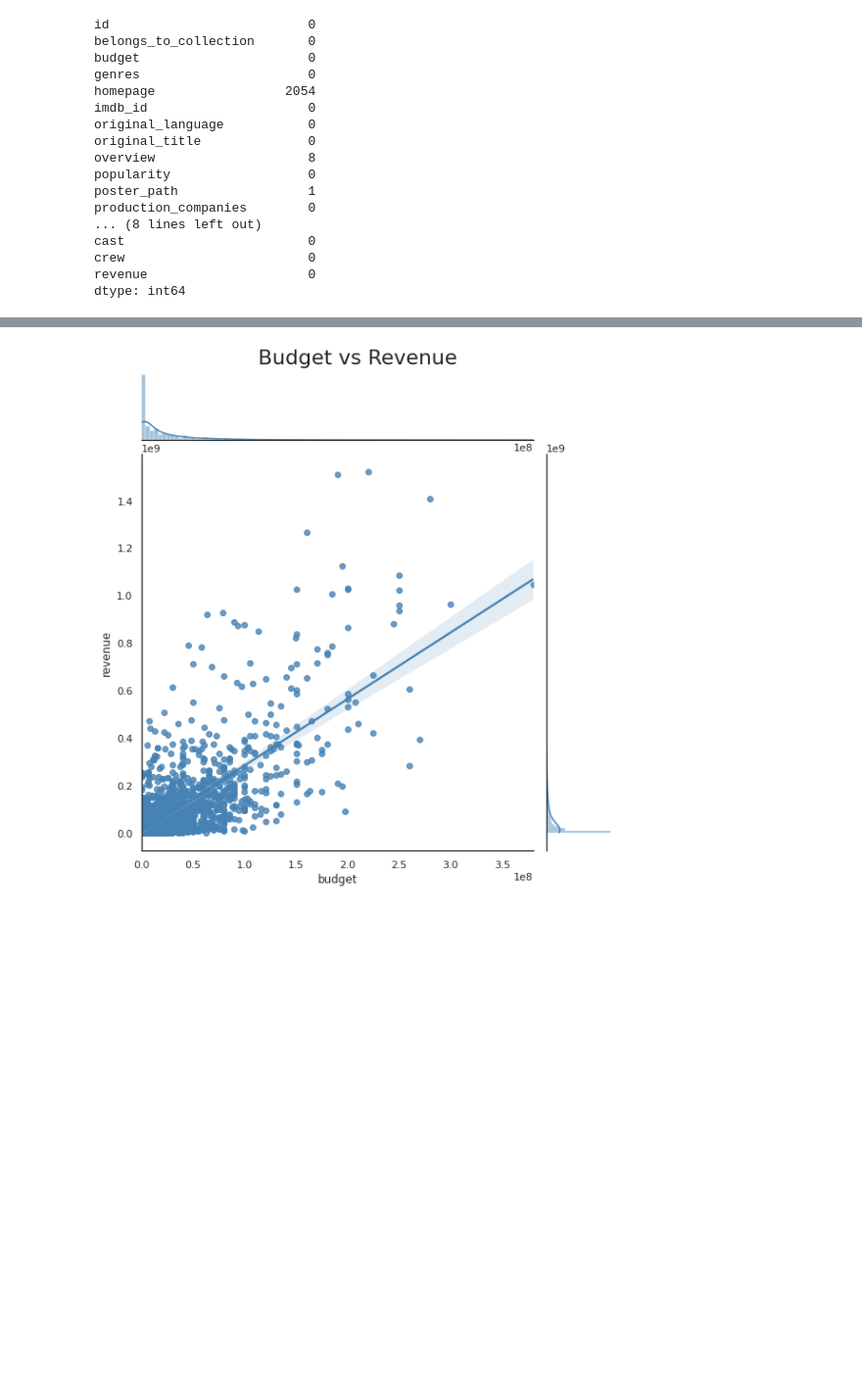
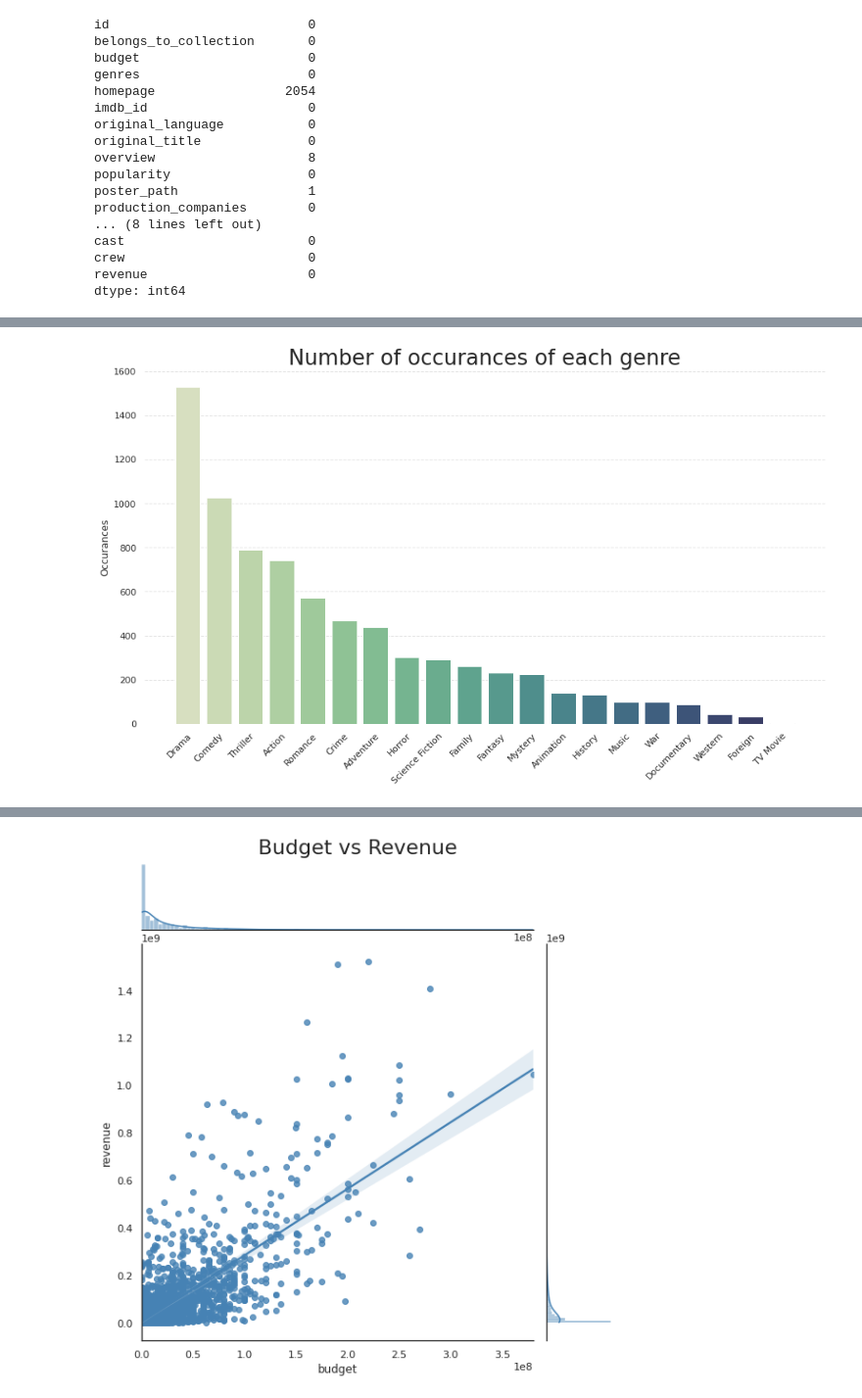
Before and after one commit to pedrohortencio/kaggle-competitions, a Jupyter notebook: TMDB/TMDB.ipynb, the cells around one changed output, grey strips where cells are left out. Shown at 98% size. Drawn from its saved outputs; the diff is of its cells as text; code cells hidden in the pictures; blank space fills up the shorter version.

```diff
--- a/TMDB/TMDB.ipynb
+++ b/TMDB/TMDB.ipynb
@@ -136,0 +213,24 @@ dtype: int64
+# %%
+genres_occurances = Counter([i for j in list_of_genres for i in j]).most_common()
+
+genres_occurances_names = []
+genres_occurances_values = []
+
+for genre in genres_occurances:
+    name, value = genre
+
+    genres_occurances_names.append(name)
+    genres_occurances_values.append(value)
+
+fig = plt.figure(figsize=(15, 8))
+plt.bar(x=genres_occurances_names, height=genres_occurances_values, color=sns.color_palette("ch:start=.5,rot=-.75", n_colors=22))
+
+plt.xticks(rotation=45, rotation_mode="anchor", ha='right')
+plt.box(False)
+plt.grid(axis='y', alpha=0.5, ls='--')
+plt.title("Number of occurances of each genre", size=26)
+plt.ylabel("Occurances")
+
+plt.show();
+# %% [output]
+[figure, added]
```
Also changed, not shown: parts of 19 cells of this notebook.
